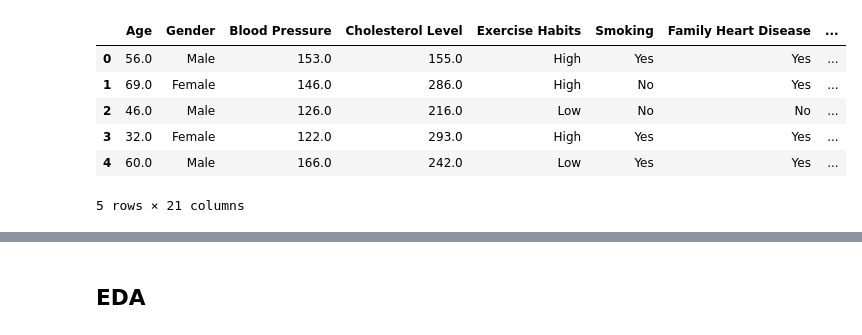
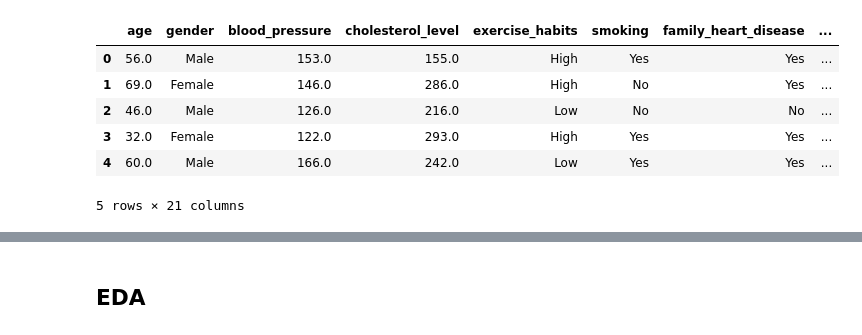
Before and after one commit to chauanphu/xdoc-iu, a Jupyter notebook: training/heart.ipynb, the cells around one changed output, grey strips where cells are left out. Saved outputs shown, nothing was run; the diff lists cells and outputs as text; code cells hidden in the pictures.

```diff
--- a/training/heart.ipynb
+++ b/training/heart.ipynb
@@ -7,11 +7,12 @@ import xgboost as xgb
 # %%
 # (Assuming data loading and model training are done as before)
 # Load and preprocess data (recap)
 data = pd.read_csv("heart_disease.csv")
-# X = data.drop(columns=["Class", "Gender"])
+# Format columns to be object-friendly format
+data.columns = data.columns.str.replace(' ', '_').str.lower()
 data.head()
 # %% [output]
-|  | Age | Gender | Blood Pressure | Cholesterol Level | Exercise Habits | Smoking | Family Heart Disease | ... |
+|  | age | gender | blood_pressure | cholesterol_level | exercise_habits | smoking | family_heart_disease | ... |
 | 0 | 56.0 | Male | 153.0 | 155.0 | High | Yes | Yes | ... |
 | 1 | 69.0 | Female | 146.0 | 286.0 | High | No | Yes | ... |
 | 2 | 46.0 | Male | 126.0 | 216.0 | Low | No | No | ... |
```
Also changed, not shown: parts of 16 cells of this notebook, 7 other files.
